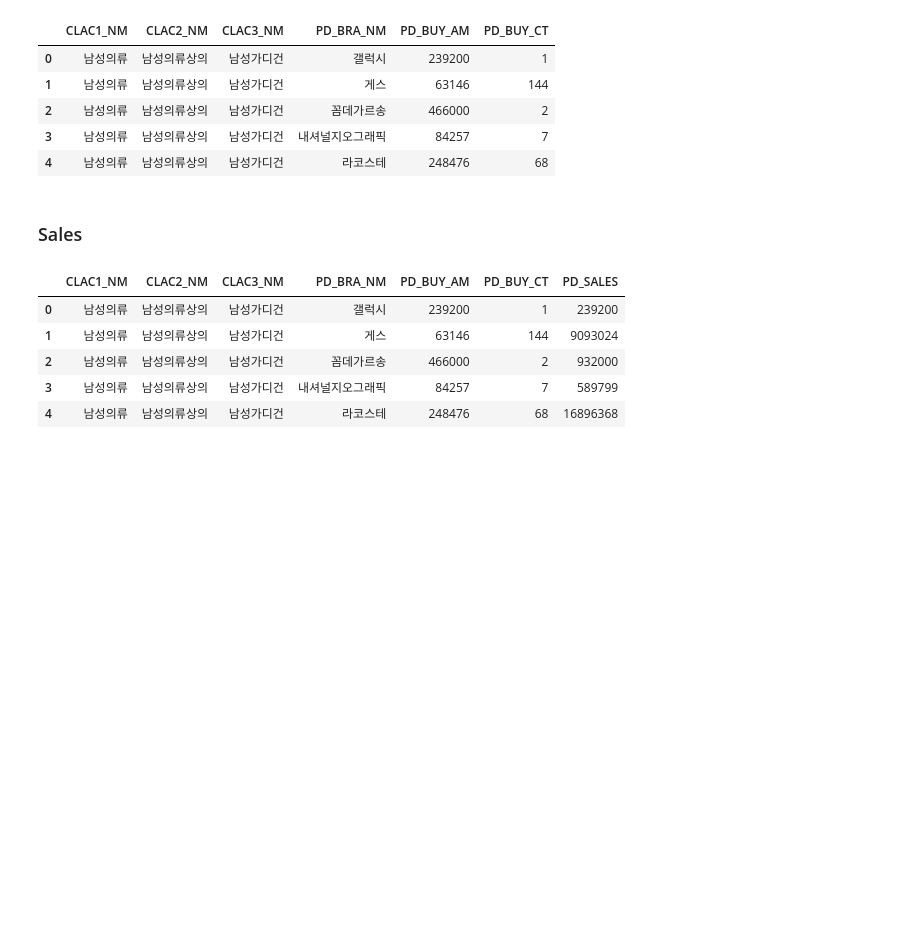
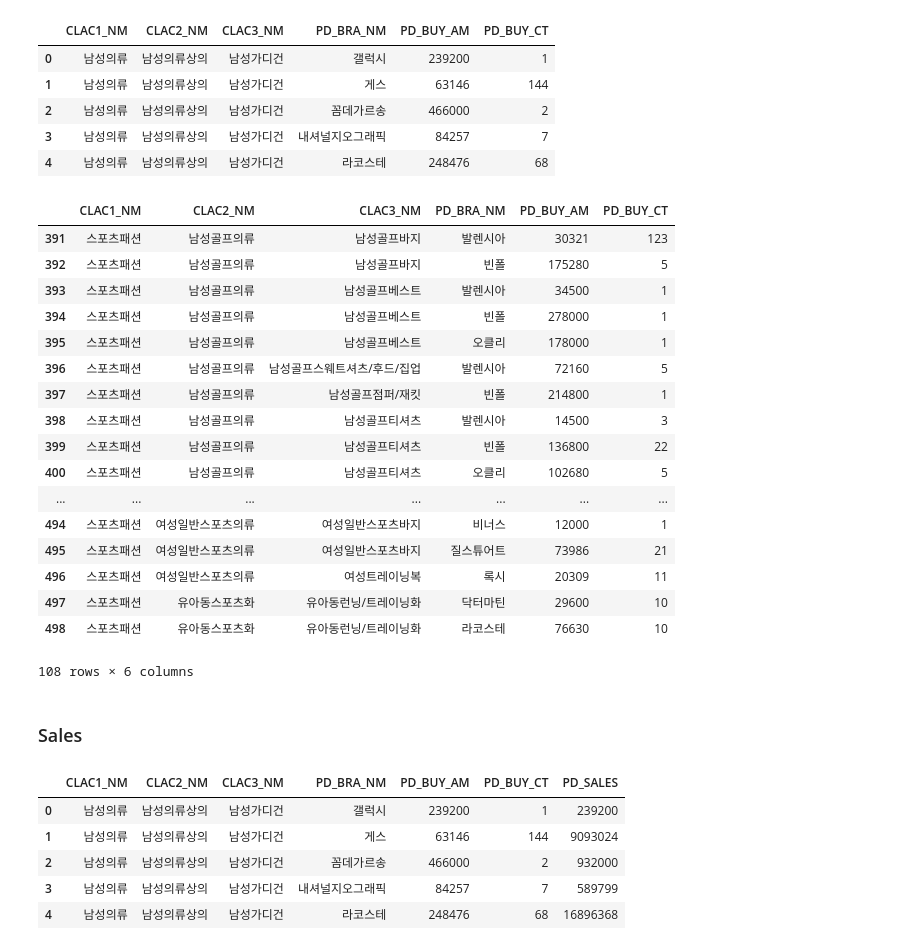
Before and after one commit to doohong91/Luxury-Consumption-Trend, a Jupyter notebook: 데이터셋 만들기/lotte_dataset.ipynb, the cells around one changed output. Cells and saved outputs as stored; diff of their text form; code cells hidden in the pictures; blank space fills up the shorter version.

```diff
--- a/데이터셋 만들기/lotte_dataset.ipynb
+++ b/데이터셋 만들기/lotte_dataset.ipynb
@@ -163,6 +159,27 @@ df_pm.head()
 | 2 | 남성의류 | 남성의류상의 | 남성가디건 | 꼼데가르송 | 466000 | 2 |
 | 3 | 남성의류 | 남성의류상의 | 남성가디건 | 내셔널지오그래픽 | 84257 | 7 |
 | 4 | 남성의류 | 남성의류상의 | 남성가디건 | 라코스테 | 248476 | 68 |
+# %%
+df_pm[df_pm['CLAC1_NM']=='스포츠패션']
+# %% [output]
+|  | CLAC1_NM | CLAC2_NM | CLAC3_NM | PD_BRA_NM | PD_BUY_AM | PD_BUY_CT |
+| 391 | 스포츠패션 | 남성골프의류 | 남성골프바지 | 발렌시아 | 30321 | 123 |
+| 392 | 스포츠패션 | 남성골프의류 | 남성골프바지 | 빈폴 | 175280 | 5 |
+| 393 | 스포츠패션 | 남성골프의류 | 남성골프베스트 | 발렌시아 | 34500 | 1 |
+| 394 | 스포츠패션 | 남성골프의류 | 남성골프베스트 | 빈폴 | 278000 | 1 |
+| 395 | 스포츠패션 | 남성골프의류 | 남성골프베스트 | 오클리 | 178000 | 1 |
+| 396 | 스포츠패션 | 남성골프의류 | 남성골프스웨트셔츠/후드/집업 | 발렌시아 | 72160 | 5 |
+| 397 | 스포츠패션 | 남성골프의류 | 남성골프점퍼/재킷 | 빈폴 | 214800 | 1 |
+| 398 | 스포츠패션 | 남성골프의류 | 남성골프티셔츠 | 발렌시아 | 14500 | 3 |
+| 399 | 스포츠패션 | 남성골프의류 | 남성골프티셔츠 | 빈폴 | 136800 | 22 |
+| 400 | 스포츠패션 | 남성골프의류 | 남성골프티셔츠 | 오클리 | 102680 | 5 |
+| ... | ... | ... | ... | ... | ... | ... |
+| 494 | 스포츠패션 | 여성일반스포츠의류 | 여성일반스포츠바지 | 비너스 | 12000 | 1 |
+| 495 | 스포츠패션 | 여성일반스포츠의류 | 여성일반스포츠바지 | 질스튜어트 | 73986 | 21 |
+| 496 | 스포츠패션 | 여성일반스포츠의류 | 여성트레이닝복 | 록시 | 20309 | 11 |
+| 497 | 스포츠패션 | 유아동스포츠화 | 유아동런닝/트레이닝화 | 닥터마틴 | 29600 | 10 |
+| 498 | 스포츠패션 | 유아동스포츠화 | 유아동런닝/트레이닝화 | 라코스테 | 76630 | 10 |
+108 rows × 6 columns
 # %% [markdown]
 ### Sales
 # %%
```
Also changed, not shown: parts of 4 cells of this notebook, 6 other files.
